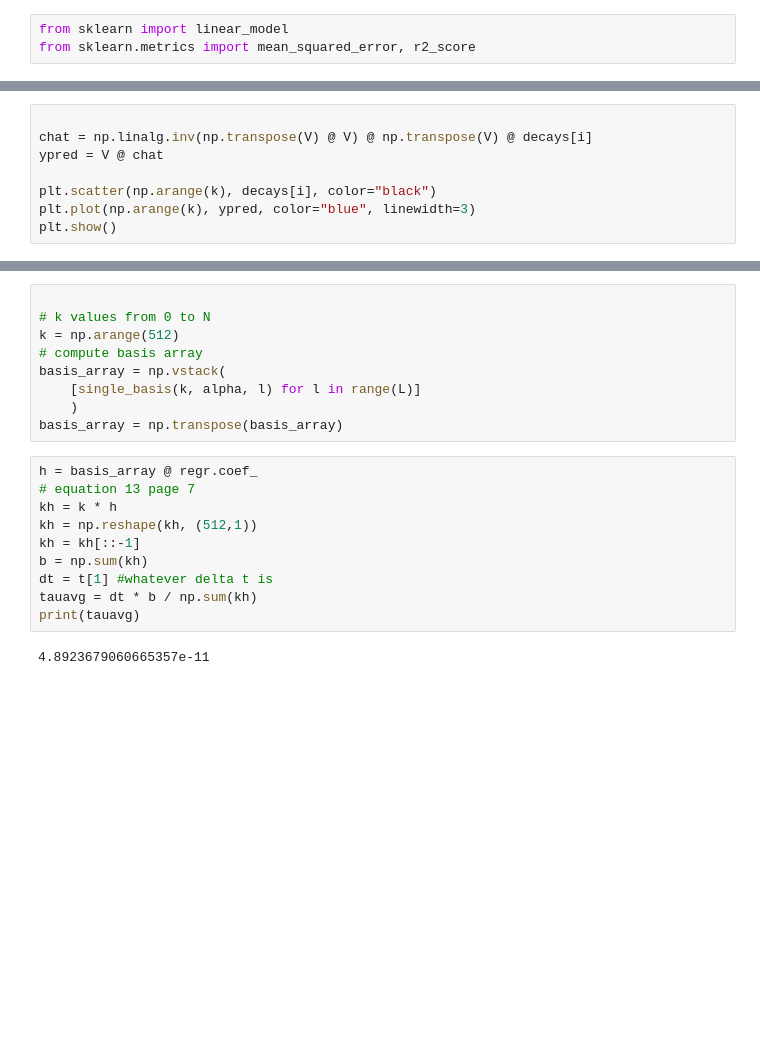
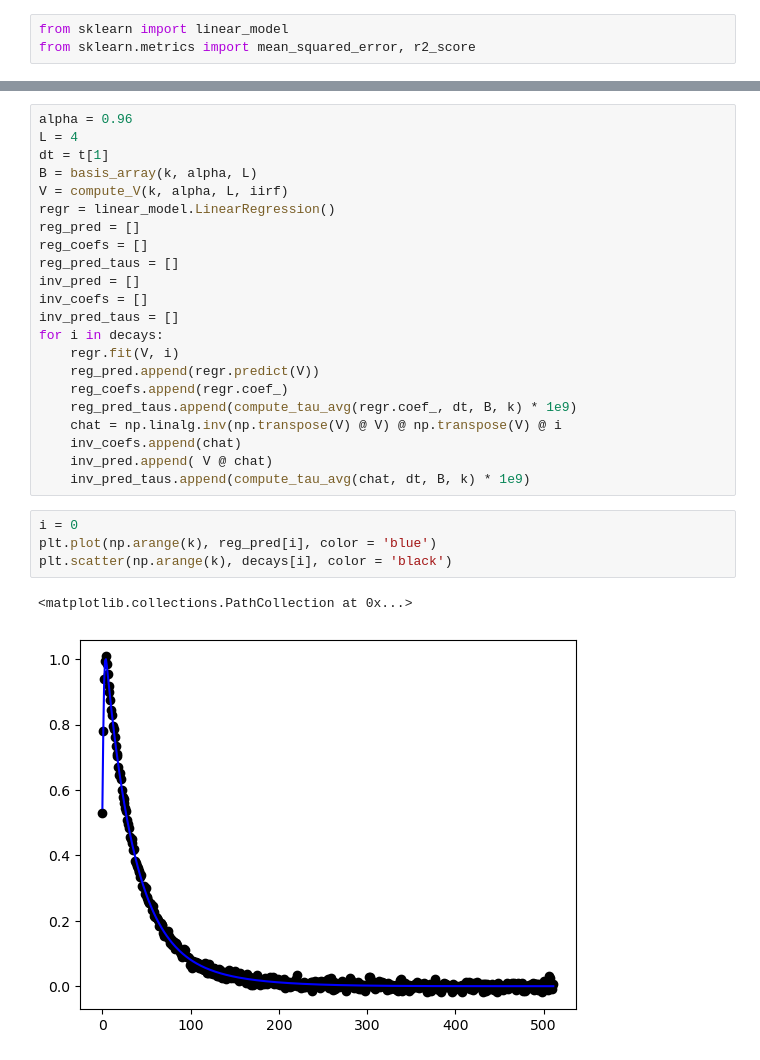
Before and after one commit to saragracebiddle/bioe485_project, a Jupyter notebook: workbook.ipynb, the cells around one changed output, grey strips where cells are left out. Drawn from its saved outputs; the diff is of its cells as text; blank space fills up the shorter version.

```diff
--- a/workbook.ipynb
+++ b/workbook.ipynb
@@ -91,8 +63,0 @@ Coefficient of determination: 0.96
-# %%
-
-chat = np.linalg.inv(np.transpose(V) @ V) @ np.transpose(V) @ decays[i]
-ypred = V @ chat
-
-plt.scatter(np.arange(k), decays[i], color="black")
-plt.plot(np.arange(k), ypred, color="blue", linewidth=3)
-plt.show()
@@ -138,21 +64,29 @@ Coefficient of determination: 0.96
-# %%
-
-# k values from 0 to N
-k = np.arange(512)
-# compute basis array
-basis_array = np.vstack(
-    [single_basis(k, alpha, l) for l in range(L)]
-    )
-basis_array = np.transpose(basis_array)
-# %%
-h = basis_array @ regr.coef_
-# equation 13 page 7
-kh = k * h
-kh = np.reshape(kh, (512,1))
-kh = kh[::-1]
-b = np.sum(kh)
-dt = t[1] #whatever delta t is
-tauavg = dt * b / np.sum(kh)
-print(tauavg)
-# %% [output]
-4.8923679060665357e-11
+# %%
+alpha = 0.96
+L = 4
+dt = t[1]
+B = basis_array(k, alpha, L)
+V = compute_V(k, alpha, L, iirf)
+regr = linear_model.LinearRegression()
+reg_pred = []
+reg_coefs = []
+reg_pred_taus = []
+inv_pred = []
+inv_coefs = []
+inv_pred_taus = []
+for i in decays:
+    regr.fit(V, i)
+    reg_pred.append(regr.predict(V))
+    reg_coefs.append(regr.coef_)
+    reg_pred_taus.append(compute_tau_avg(regr.coef_, dt, B, k) * 1e9)
+    chat = np.linalg.inv(np.transpose(V) @ V) @ np.transpose(V) @ i
+    inv_coefs.append(chat)
+    inv_pred.append( V @ chat)
+    inv_pred_taus.append(compute_tau_avg(chat, dt, B, k) * 1e9)
+# %%
+i = 0
+plt.plot(np.arange(k), reg_pred[i], color = 'blue')
+plt.scatter(np.arange(k), decays[i], color = 'black')
+# %% [output]
+<matplotlib.collections.PathCollection at 0x...>
+[figure, added]
```
Also changed, not shown: parts of 23 cells of this notebook.
